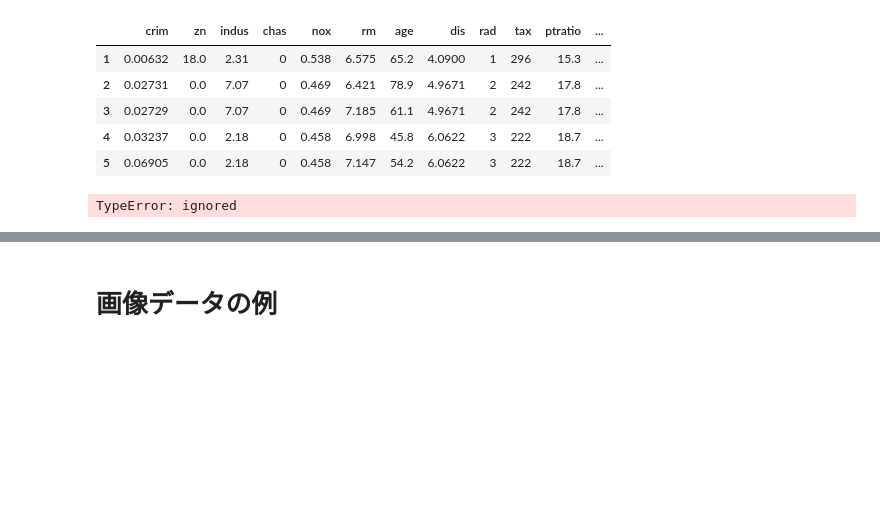
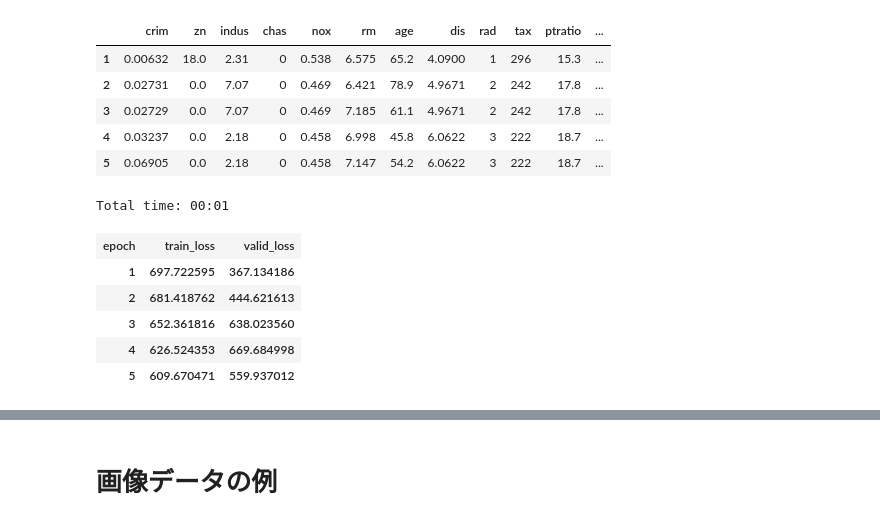
Before and after one commit to mickeykubo/fastai-v1, a Jupyter notebook: fastai_training_ver1.ipynb, the cells around one changed output, grey strips where cells are left out. Cells and saved outputs as stored; diff of their text form; code cells hidden in the pictures; blank space fills up the shorter version.

```diff
--- a/fastai_training_ver1.ipynb
+++ b/fastai_training_ver1.ipynb
@@ -680,6 +677,4 @@ dep_var = 'medv' #従属変数名とカテゴリー変数が格納されてい
 cat_names = []
 # %%
 # DataBunchのインスタンスdataを生成．
-data = TabularDataBunch.from_df(path="",df=boston, dep_var=dep_var,valid_idx=valid_idx,classes=None)
+data = TabularDataBunch.from_df(path="",df=boston, dep_var=dep_var,valid_idx=valid_idx)
-# %% [output]
-TypeError: ignored
@@ -687,0 +681,12 @@ TabularDataBunch.from_df??
+# %%
+#深層学習(PyTorch)の学習器インスタンスlearnを生成し，fitメソッドで訓練．引数はエポック数と学習率．
+learn = tabular_learner(data, layers=[200,100])
+learn.fit_one_cycle(5, 1e-2)
+# %% [output]
+Total time: 00:01
+| epoch | train_loss | valid_loss |
+| 1 | 697.722595 | 367.134186 |
+| 2 | 681.418762 | 444.621613 |
+| 3 | 652.361816 | 638.023560 |
+| 4 | 626.524353 | 669.684998 |
+| 5 | 609.670471 | 559.937012 |
```
Also changed, not shown: parts of 8 cells of this notebook.
